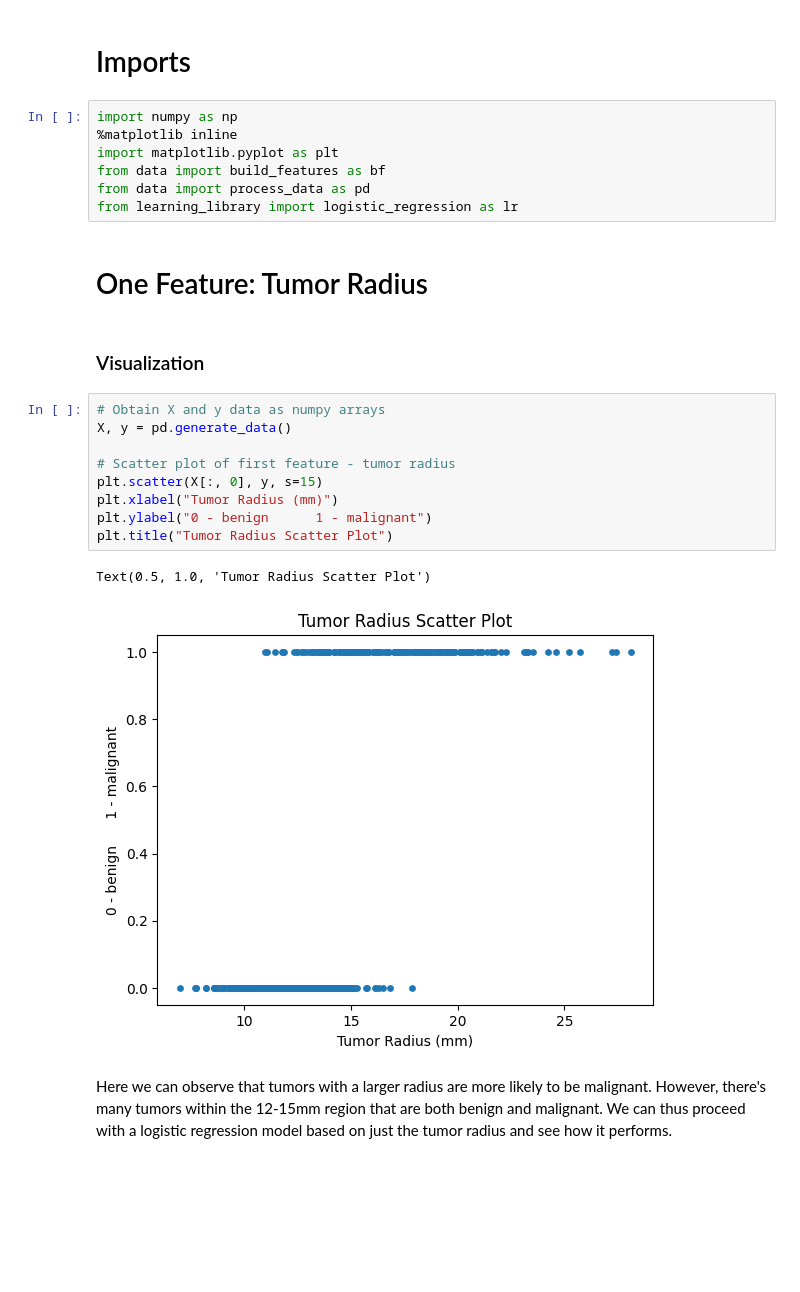
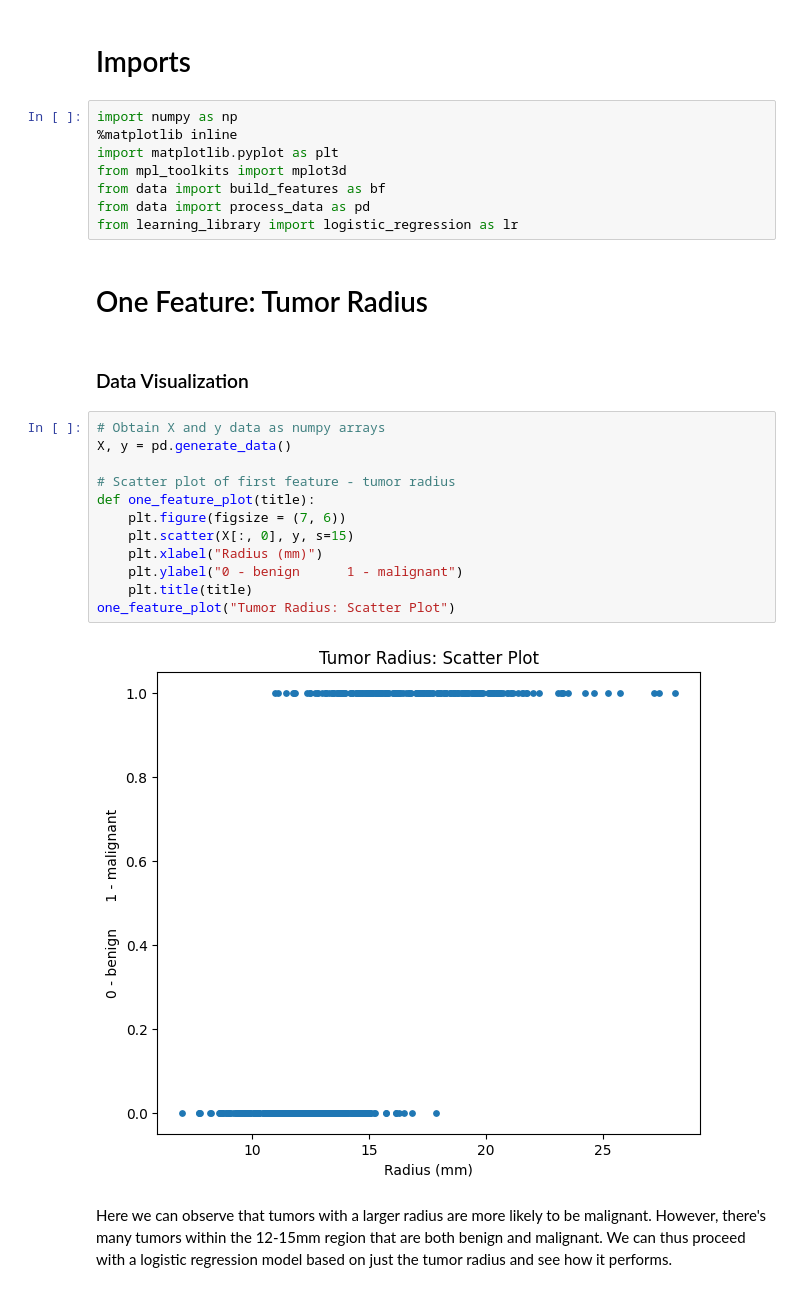
Before and after one commit to markov24/breast-cancer-classification, a Jupyter notebook: binary_classification.ipynb, the cells around one changed output. Saved outputs shown, nothing was run; the diff lists cells and outputs as text; blank space fills up the shorter version.

```diff
--- a/binary_classification.ipynb
+++ b/binary_classification.ipynb
@@ -4,25 +4,28 @@
 import numpy as np
 %matplotlib inline
 import matplotlib.pyplot as plt
+from mpl_toolkits import mplot3d
 from data import build_features as bf
 from data import process_data as pd
 from learning_library import logistic_regression as lr
 # %% [markdown]
 # One Feature: Tumor Radius
 # %% [markdown]
-### Visualization
+### Data Visualization
 # %%
 # Obtain X and y data as numpy arrays
 X, y = pd.generate_data()
 
 # Scatter plot of first feature - tumor radius
-plt.scatter(X[:, 0], y, s=15)
-plt.xlabel("Tumor Radius (mm)")
-plt.ylabel("0 - benign      1 - malignant")
-plt.title("Tumor Radius Scatter Plot")
+def one_feature_plot(title):
+    plt.figure(figsize = (7, 6))
+    plt.scatter(X[:, 0], y, s=15)
+    plt.xlabel("Radius (mm)")
+    plt.ylabel("0 - benign      1 - malignant")
+    plt.title(title)
+one_feature_plot("Tumor Radius: Scatter Plot")
 # %% [output]
-Text(0.5, 1.0, 'Tumor Radius Scatter Plot')
-[figure, old version]
+[figure, new version]
 # %% [markdown]
 Here we can observe that tumors with a larger radius are more likely to be malignant. However, there's many tumors within the 12-15mm region that are both benign and malignant. We can thus proceed with a logistic regression model based on just the tumor radius and see how it performs.
 # %% [markdown]
```
Also changed, not shown: parts of 32 cells of this notebook.
